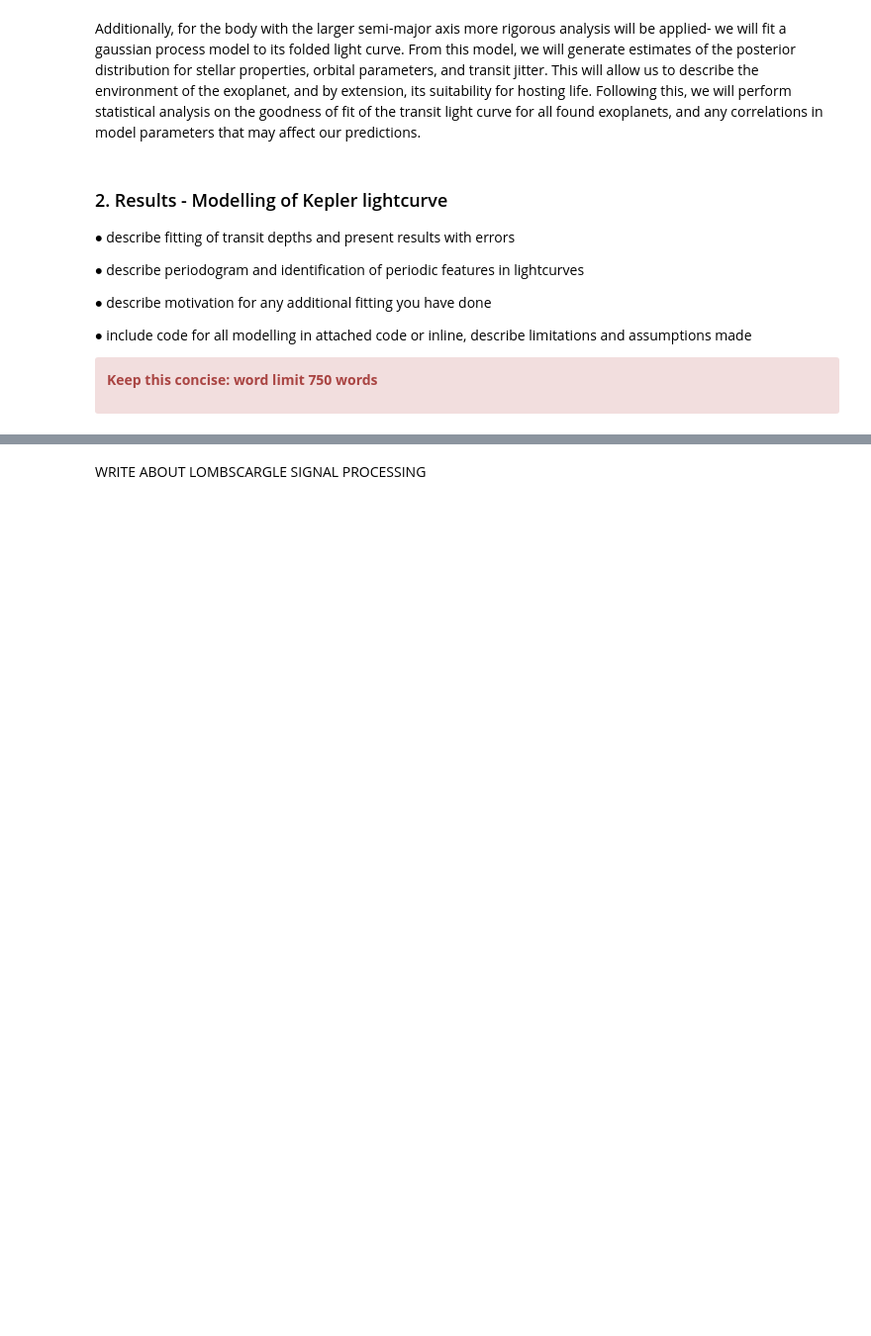
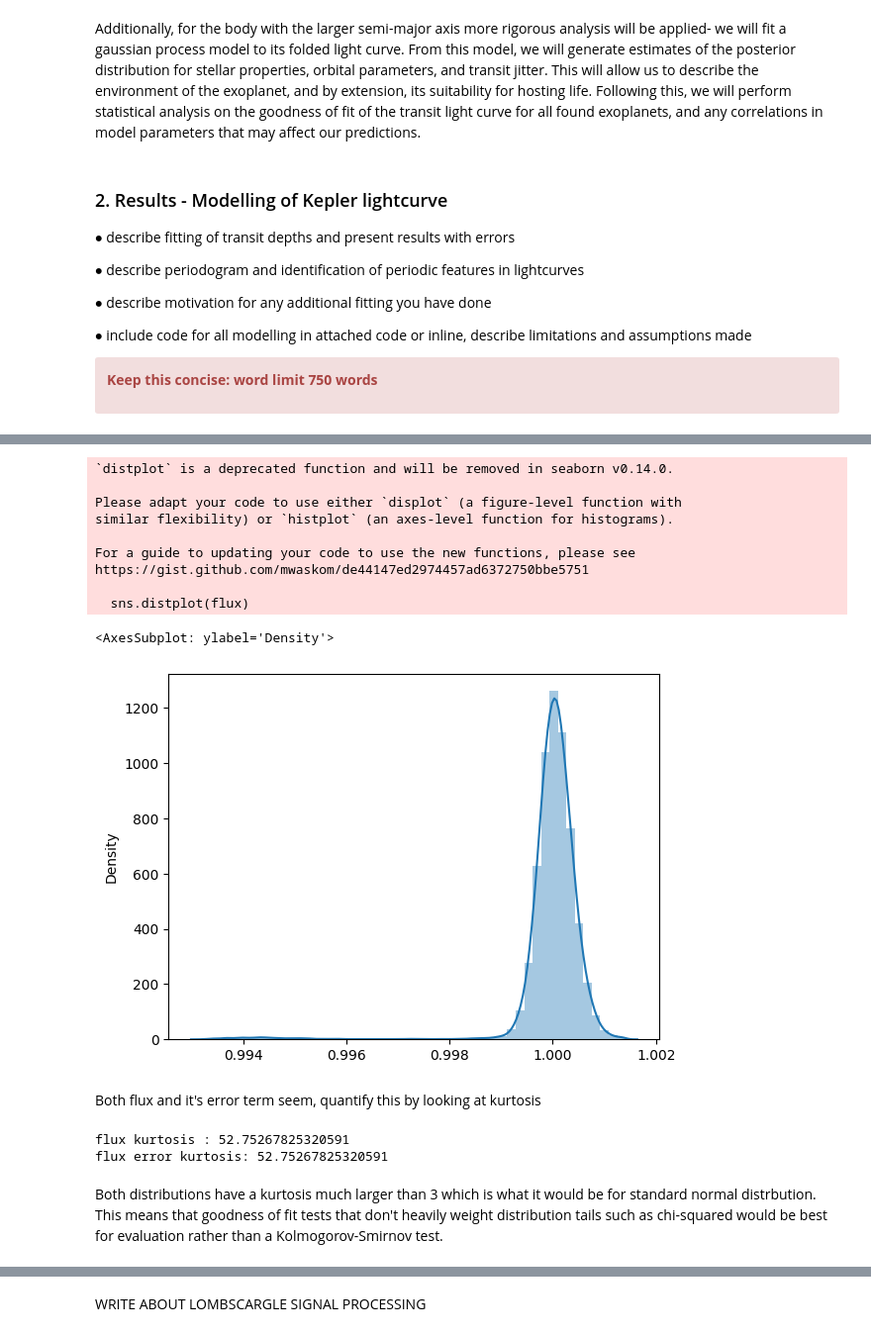
Before and after one commit to cm2435/university_computing_y3, a Jupyter notebook: ph30016_b/Coursework_B_Template.ipynb, the cells around one changed output, grey strips where cells are left out. Shown at 99% size. Cells and saved outputs as stored; diff of their text form; code cells hidden in the pictures; blank space fills up the shorter version.

```diff
--- a/ph30016_b/Coursework_B_Template.ipynb
+++ b/ph30016_b/Coursework_B_Template.ipynb
@@ -141,3 +170,31 @@ sorted_flux_err = np.array([x for _, x in sorted(zip(time_arr, flux_error_arr),
+# %%
+#Distribution of flux
+sns.distplot(flux)
+# %% [output]
+`distplot` is a deprecated function and will be removed in seaborn v0.14.0.
+
+Please adapt your code to use either `displot` (a figure-level function with
+similar flexibility) or `histplot` (an axes-level function for histograms).
+
+For a guide to updating your code to use the new functions, please see
+https://gist.github.com/mwaskom/de44147ed2974457ad6372750bbe5751
+
+  sns.distplot(flux)
+<AxesSubplot: ylabel='Density'>
+[figure, added]
+# %% [markdown]
+Both flux and it's error term seem, quantify this by looking at kurtosis
+# %%
+print(f"""
+flux kurtosis : {scipy.stats.kurtosis(flux_arr)}
+flux error kurtosis: {scipy.stats.kurtosis(flux_error_arr)}"""
+)
+# %% [output]
+flux kurtosis : 52.75267825320591
+flux error kurtosis: 52.75267825320591
+# %% [markdown]
+Both distributions have a kurtosis much larger than 3 which is what it would be for standard normal distrbution. This means that goodness of fit tests
+that don't heavily weight distribution tails such as chi-squared would be best for evaluation rather than a Kolmogorov-Smirnov test.
 # %%
 #Perform sigma clipping above the mean to clean the signal
 num_sigma = 2
```
Also changed, not shown: parts of 59 cells of this notebook, 1 other file.
